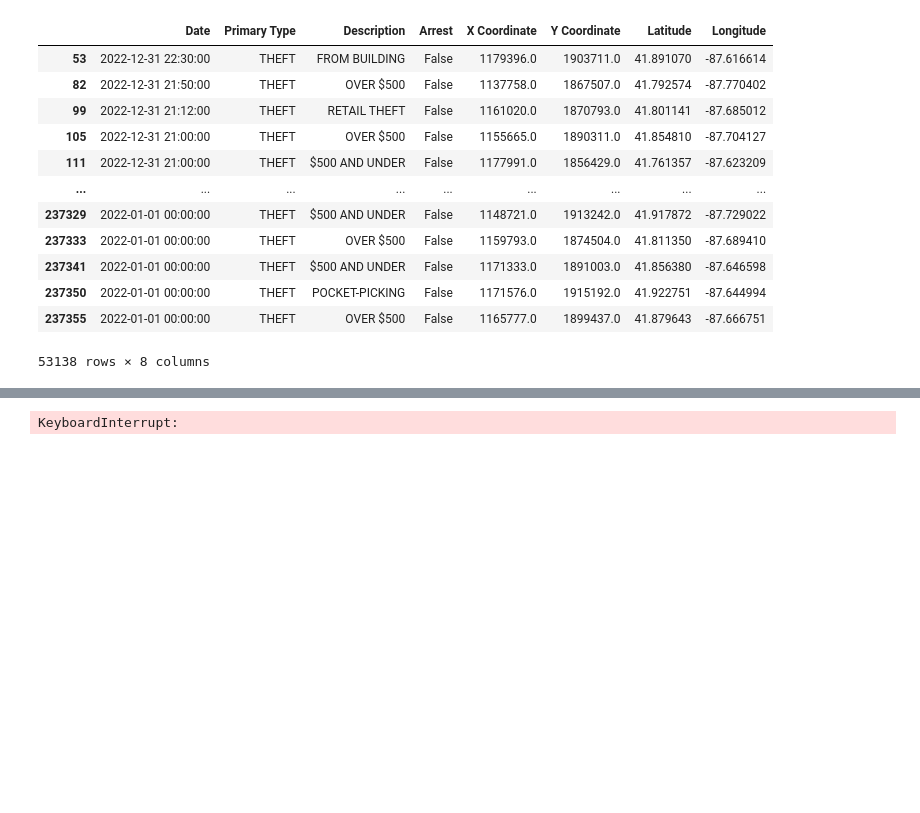
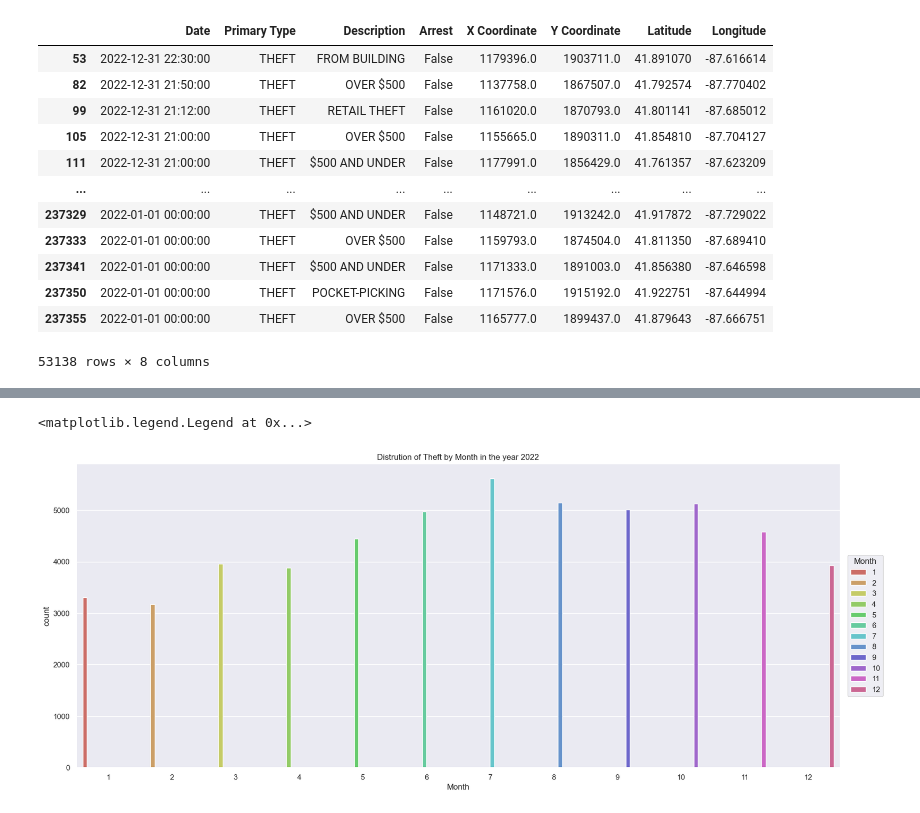
Before and after one commit to AlinZohari/STDM, a Jupyter notebook: chicago.ipynb, the cells around one changed output, grey strips where cells are left out. Cells and saved outputs as stored; diff of their text form; code cells hidden in the pictures; blank space fills up the shorter version.

```diff
--- a/chicago.ipynb
+++ b/chicago.ipynb
@@ -211,0 +212,7 @@ Plotting theft by the months
+# %%
+# Convert the 'Date' column to datetime format
+theft['Date'] =  pd.to_datetime(theft['Date'])
+
+# Extract the month and hourly information using the 'dt' accessor
+theft['Month'] = theft['Date'].dt.month
+theft['Hour'] = theft['Date'].dt.strftime('%H:%M:%S')
@@ -212,6 +287,7 @@ Plotting theft by the months
 # %%
-sns.set(rc={'figure.figsize': (20,7)})
-graph = sns.countplot(x ='Date', data = data, palette= 'hls').set(title='Distribution of Crime Types (May 2021-May 2022)')
-plt.legend(bbox_to_anchor=(1.01, 0.7), loc='upper left', borderaxespad=0, title='Crime Type')
+sns.set(rc={'figure.figsize': (20,8)})
+graph = sns.countplot(x ='Month', data = theft, hue = 'Month', palette= 'hls').set(title='Distrution of Theft by Month in the year 2022')
+plt.legend(bbox_to_anchor=(1.01, 0.7), loc='upper left', borderaxespad=0, title='Month')
 # %% [output]
-KeyboardInterrupt:
+<matplotlib.legend.Legend at 0x...>
+[figure, added]
```
Also changed, not shown: parts of 21 cells of this notebook, 4 other files.
